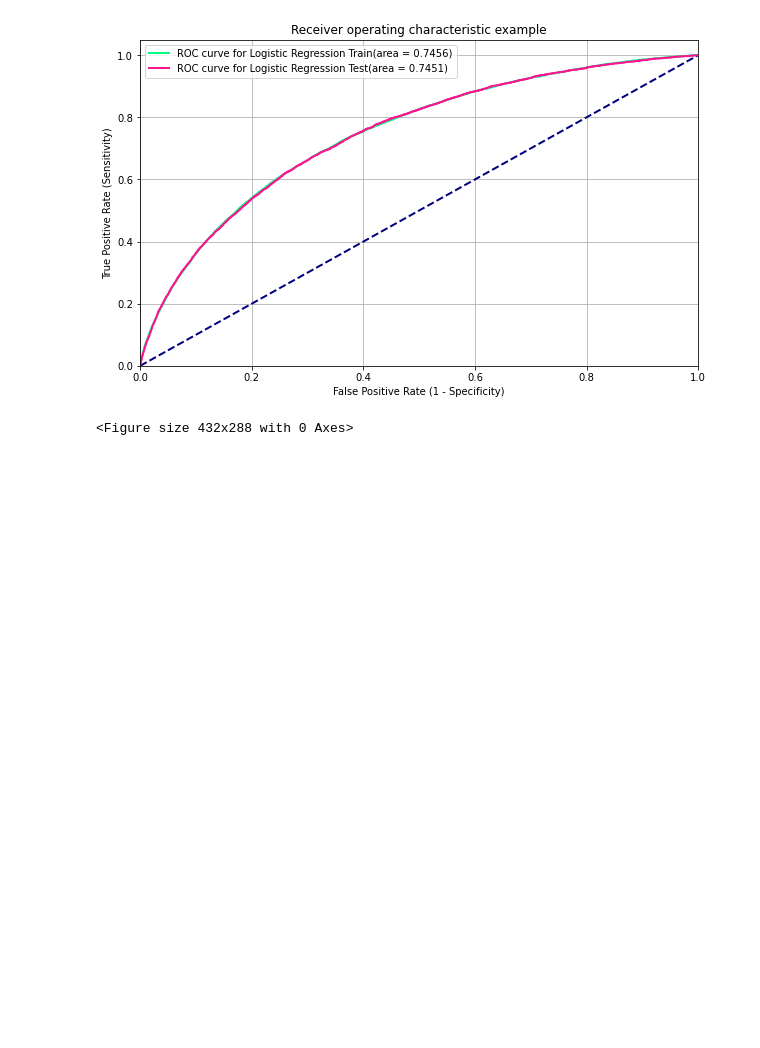
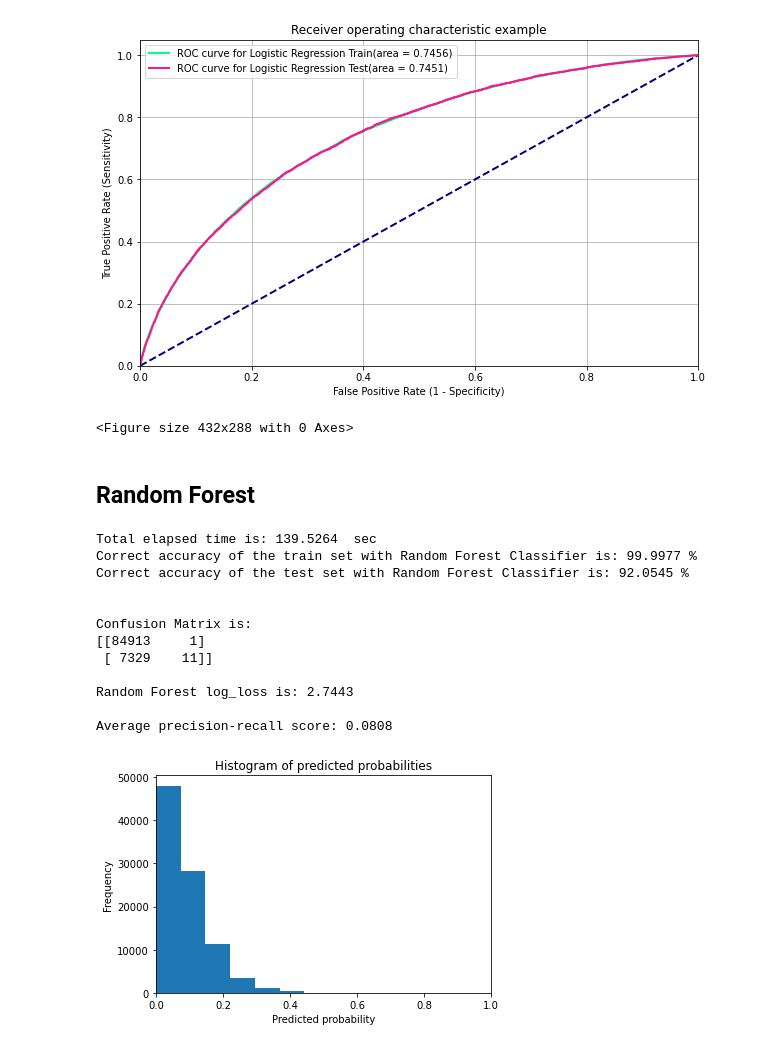
Before and after one commit to shabnami/Capstone_Project_Home_credit_dafault_risk, a Jupyter notebook: Capstone_Project_Home_Credit_Default_Risk.ipynb, the cells around one changed output. Cells and saved outputs as stored; diff of their text form; code cells hidden in the pictures; blank space fills up the shorter version.

Commit message:
evaluating with random forest

```diff
--- a/Capstone_Project_Home_Credit_Default_Risk.ipynb
+++ b/Capstone_Project_Home_Credit_Default_Risk.ipynb
@@ -687,3 +688,51 @@ ResultLG={'AUC Train':roc_aucTrain, 'AUC Test':roc_auc,'Average Precision Score'
 # %% [output]
 [figure]
 <Figure size 432x288 with 0 Axes>
+# %% [markdown]
+## Random Forest
+# %%
+RandClassifier= RandomForestClassifier(random_state = 0)
+start=time.time()
+RandClassifier.fit(X_train, y_train)
+end=time.time()
+y_pred=RandClassifier.predict(X_test)
+y_pred_prob=RandClassifier.predict_proba(X_test)[:, 1]
+y_train_pred_prob=RandClassifier.predict_proba(X_train)[:, 1]
+print('Total elapsed time is:', round(end-start,4),' sec')
+print('Correct accuracy of the train set with Random Forest Classifier is:', round(RandClassifier.score(X_train,y_train)*100,4),'%')
+print('Correct accuracy of the test set with Random Forest Classifier is:', round(RandClassifier.score(X_test,y_test)*100,4),'%')
+print('')
+#start=time.time()
+#RandScores = cross_val_score(RandClassifier, X, y, cv=5)
+#end=time.time()
+#print('Random Forest score mean with cross val is:',round(np.mean(RandScores)*100,4),'%')
+#print('Total elapsed time is:', round(end-start,4),' sec')
+print('')
+print('Confusion Matrix is:')
+print(confusion_matrix(y_test, y_pred))
+print('')
+print('Random Forest log_loss is:',round(log_loss(y_test, y_pred),4))
+average_precision = average_precision_score(y_test, y_pred)
+print('')
+print('Average precision-recall score: {0:0.4f}'.format(average_precision))
+
+plt.hist(y_pred_prob, bins=8)
+plt.xlim(0, 1)
+plt.title('Histogram of predicted probabilities')
+plt.xlabel('Predicted probability')
+plt.ylabel('Frequency')
+plt.show()
+# %% [output]
+Total elapsed time is: 139.5264  sec
+Correct accuracy of the train set with Random Forest Classifier is: 99.9977 %
+Correct accuracy of the test set with Random Forest Classifier is: 92.0545 %
+
+
+Confusion Matrix is:
+[[84913     1]
+ [ 7329    11]]
+
+Random Forest log_loss is: 2.7443
+
+Average precision-recall score: 0.0808
+[figure, added]
```
Also changed, not shown: parts of 11 cells of this notebook.
